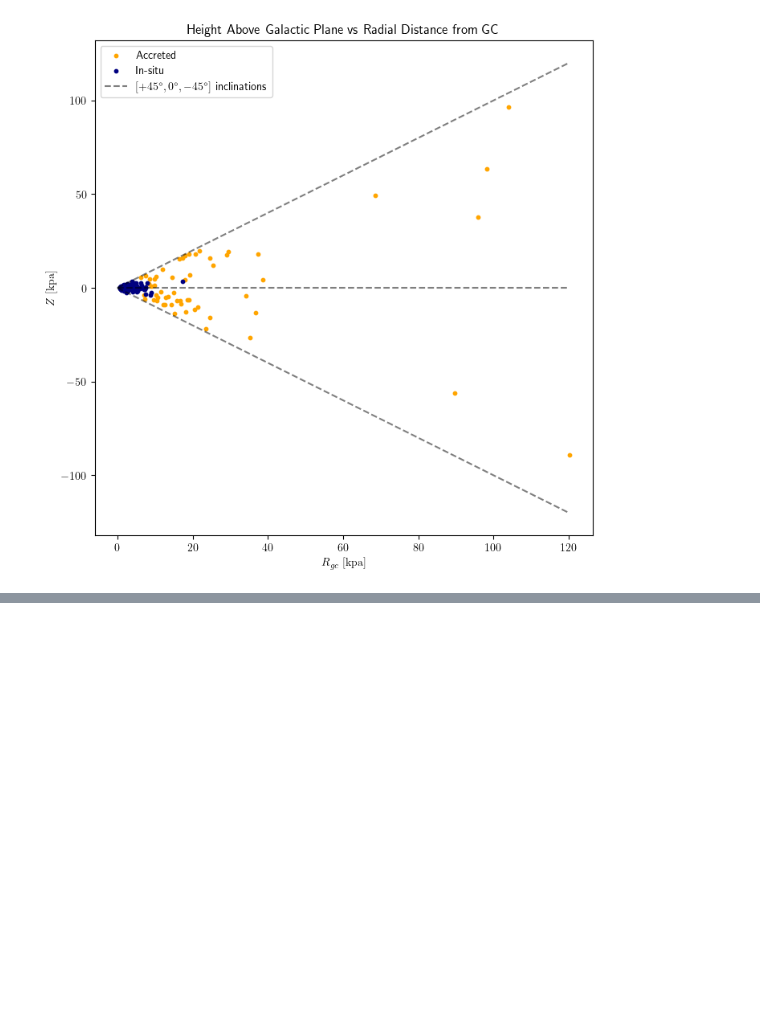
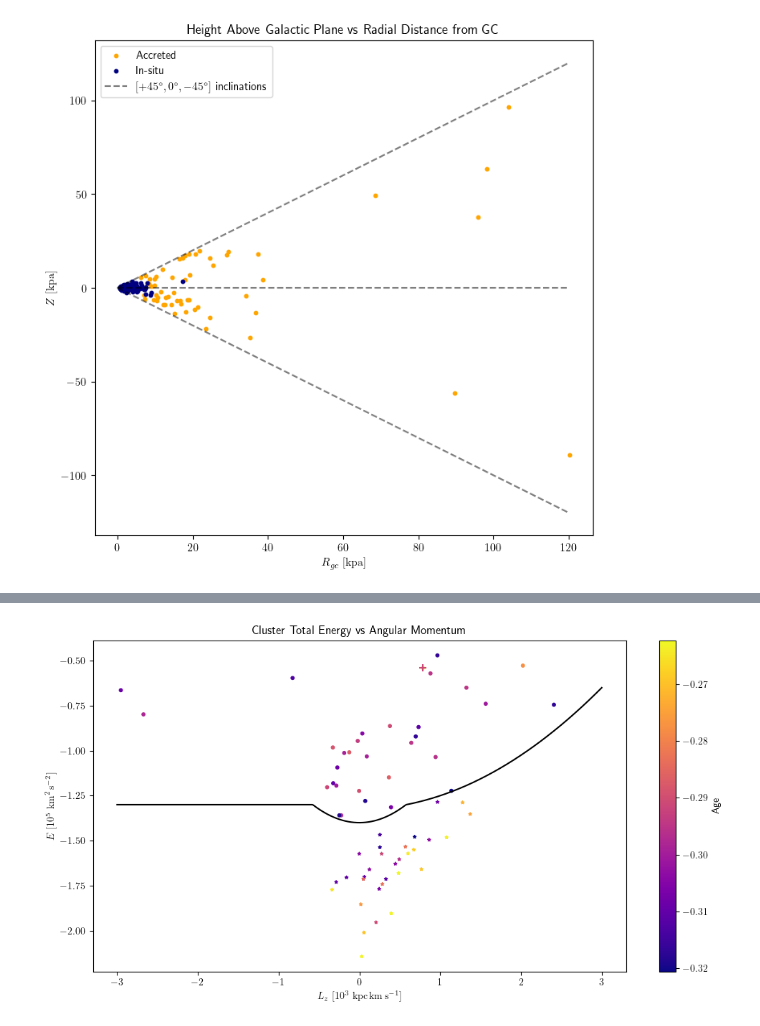
Before and after one commit to Valerii-Radchenkov/3116_Project, a Jupyter notebook: Analysis.ipynb, the cells around one changed output, grey strips where cells are left out. Drawn from its saved outputs; the diff is of its cells as text; code cells hidden in the pictures; blank space fills up the shorter version.

```diff
--- a/Analysis.ipynb
+++ b/Analysis.ipynb
@@ -237,0 +283,29 @@ plt.legend()
+# %%
+has_FeH = df['FeH'].notna()
+has_Age = df['Age'].notna()
+
+
+plt.figure(figsize=[12, 6])
+
+
+
+ACRTD = df.loc[df['Accreted?'] == 1].loc[has_Age].loc[has_FeH]
+INSIT = df.loc[df['Accreted?'] == 0].loc[has_Age].loc[has_FeH]
+
+plt.scatter(ACRTD['Lz'], -np.abs(ACRTD['E']), c=ACRTD['FeH'], cmap="plasma", s=10,marker="o")
+plt.scatter(INSIT['Lz'], -np.abs(INSIT['E']), c=INSIT['FeH'], cmap="plasma", s=10,marker="*")
+
+POI = df.loc[df["ID"].isin(["Terzan7"])]
+plt.scatter(POI['Lz'], -np.abs(POI['E']), c=POI['FeH'], cmap="plasma", s=50,marker="+")
+
+Lz_grid = np.linspace(-3, 3, 500)
+plt.plot(Lz_grid, E_boundary(Lz_grid), 'k-')
+
+plt.title('Cluster Total Energy vs Angular Momentum')
+#plt.yscale('log')
+plt.xlabel(r'$L_z\ [10^3\ \mathrm{kpc}\,\mathrm{km}\,\mathrm{s}^{-1}]$')
+plt.ylabel(r'$E\ [10^5\ \mathrm{km}^2\,\mathrm{s}^{-2}]$')
+#plt.colorbar().set_label('Fe/H')
+plt.colorbar().set_label('Age')
+# %% [output]
+[figure, added]
```
Also changed, not shown: parts of 3 cells of this notebook, 2 other files.
